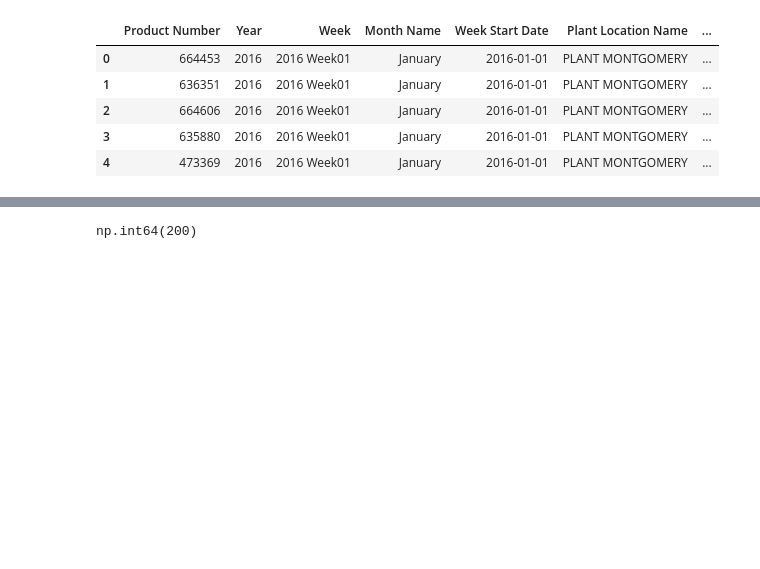
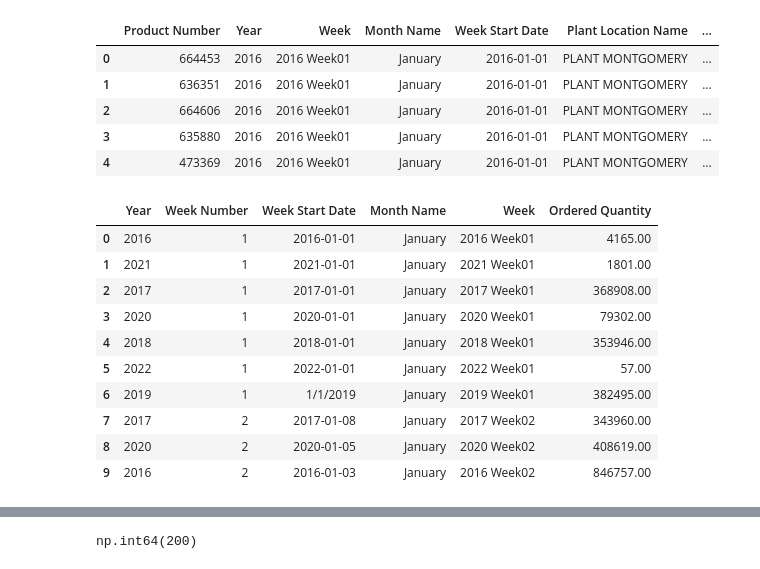
Before and after one commit to bilaalmunir/DataScience-OrderQuantity-Forecasting, a Jupyter notebook: main.ipynb, the cells around one changed output, grey strips where cells are left out. Drawn from its saved outputs; the diff is of its cells as text; code cells hidden in the pictures; blank space fills up the shorter version.

```diff
--- a/main.ipynb
+++ b/main.ipynb
@@ -201,3 +226,27 @@ See the caveats in the documentation: https://pandas.pydata.org/pandas-docs/stab
 | 2 | 664606 | 2016 | 2016 Week01 | January | 2016-01-01 | PLANT MONTGOMERY | ... |
 | 3 | 635880 | 2016 | 2016 Week01 | January | 2016-01-01 | PLANT MONTGOMERY | ... |
 | 4 | 473369 | 2016 | 2016 Week01 | January | 2016-01-01 | PLANT MONTGOMERY | ... |
+# %%
+start_week_group = data_2016_2022.groupby(['Month Name','Week Number','Year','Ordered Quantity'])['Week'].sum().reset_index()
+start_week_group['Sort Key'] = start_week_group.apply(lambda x: (x['Year'] != 2016, x['Week Number'] != 1, x['Year'], x['Week Number']), axis=1)
+start_week_group = start_week_group.sort_values(by='Sort Key')
+
+start_week_group = data_2016_2022.groupby(['Year', 'Week Number','Week Start Date','Month Name', 'Week']).agg({'Ordered Quantity': 'sum'}).reset_index()
+
+# Sorting the data to ensure it's in order
+start_week_group = start_week_group.sort_values(by=[ 'Week Number']).reset_index(drop=True)
+
+# Displaying the first few rows of the result
+start_week_group.head(10)
+# %% [output]
+|  | Year | Week Number | Week Start Date | Month Name | Week | Ordered Quantity |
+| 0 | 2016 | 1 | 2016-01-01 | January | 2016 Week01 | 4165.00 |
+| 1 | 2021 | 1 | 2021-01-01 | January | 2021 Week01 | 1801.00 |
+| 2 | 2017 | 1 | 2017-01-01 | January | 2017 Week01 | 368908.00 |
+| 3 | 2020 | 1 | 2020-01-01 | January | 2020 Week01 | 79302.00 |
+| 4 | 2018 | 1 | 2018-01-01 | January | 2018 Week01 | 353946.00 |
+| 5 | 2022 | 1 | 2022-01-01 | January | 2022 Week01 | 57.00 |
+| 6 | 2019 | 1 | 1/1/2019 | January | 2019 Week01 | 382495.00 |
+| 7 | 2017 | 2 | 2017-01-08 | January | 2017 Week02 | 343960.00 |
+| 8 | 2020 | 2 | 2020-01-05 | January | 2020 Week02 | 408619.00 |
+| 9 | 2016 | 2 | 2016-01-03 | January | 2016 Week02 | 846757.00 |
```
Also changed, not shown: parts of 18 cells of this notebook.
